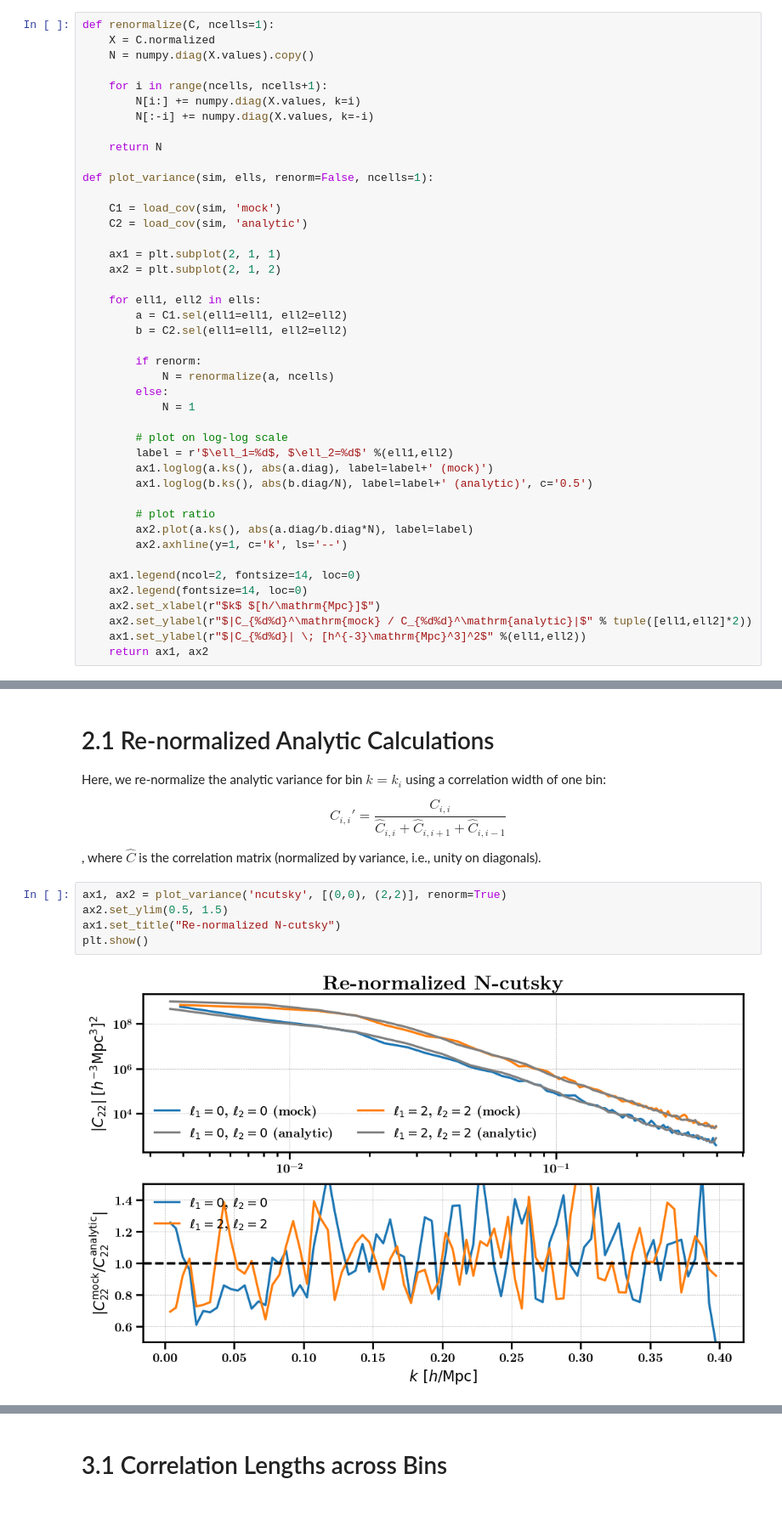
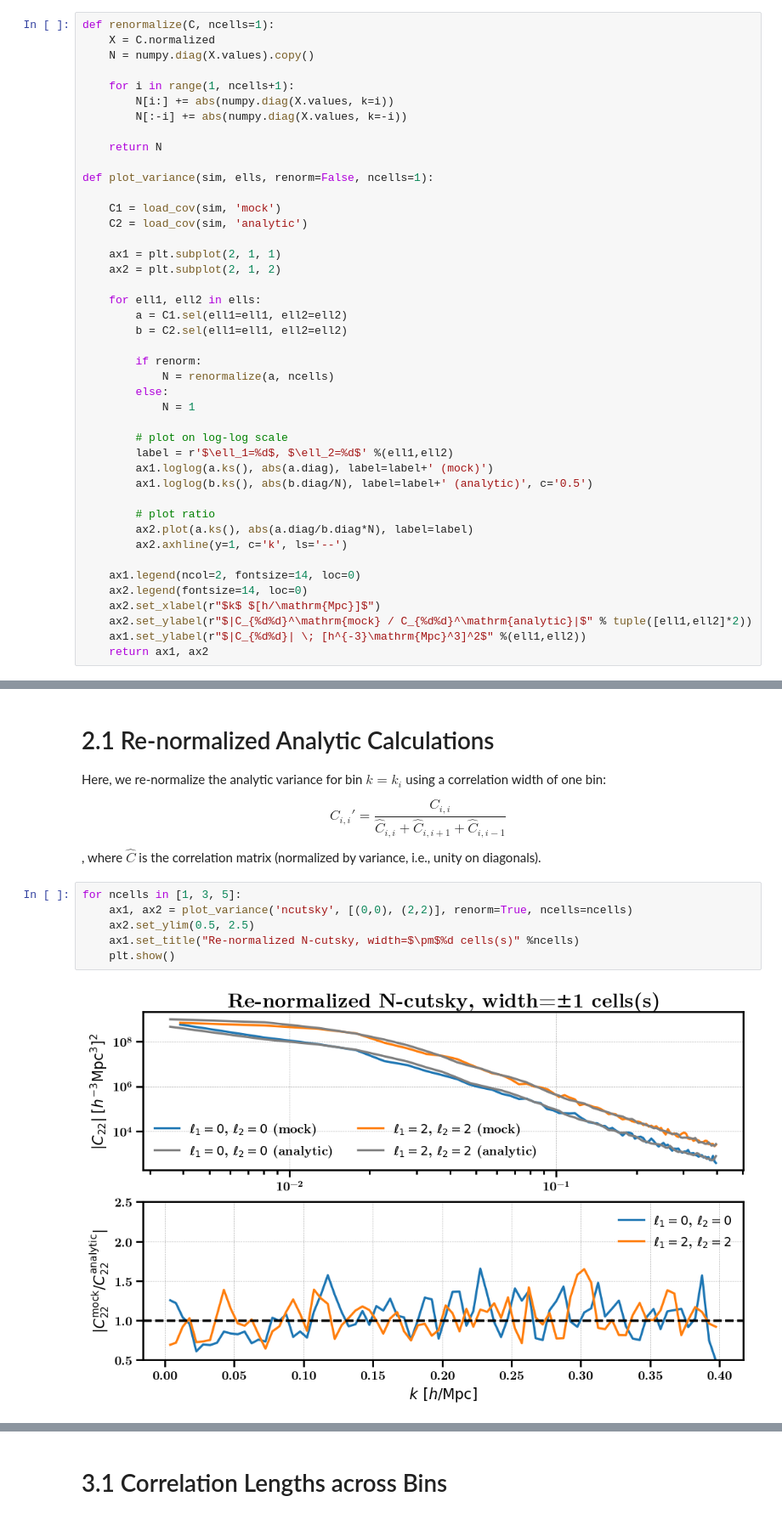
Before and after one commit to minaskar/CutskyCovariance, a Jupyter notebook: notebooks/empirical-vs-analytic.ipynb, the cells around one changed output, grey strips where cells are left out. Shown at 85% size. Cells and saved outputs as stored; diff of their text form.

Commit message:
add 2D plots

```diff
--- a/notebooks/empirical-vs-analytic.ipynb
+++ b/notebooks/empirical-vs-analytic.ipynb
@@ -42,9 +44,9 @@ def renormalize(C, ncells=1):
     X = C.normalized
     N = numpy.diag(X.values).copy()
 
-    for i in range(ncells, ncells+1):
-        N[i:] += numpy.diag(X.values, k=i)
-        N[:-i] += numpy.diag(X.values, k=-i)
+    for i in range(1, ncells+1):
+        N[i:] += abs(numpy.diag(X.values, k=i))
+        N[:-i] += abs(numpy.diag(X.values, k=-i))
 
     return N
 
@@ -137,9 +139,10 @@ C_{i,i}' = \frac{C_{i,i}}{\widehat{C}_{i,i} + \widehat{C}_{i,i+1} + \widehat{C}_
 $$,
 where $\widehat{C}$ is the correlation matrix (normalized by variance, i.e., unity on diagonals).
 # %%
-ax1, ax2 = plot_variance('ncutsky', [(0,0), (2,2)], renorm=True)
-ax2.set_ylim(0.5, 1.5)
-ax1.set_title("Re-normalized N-cutsky")
-plt.show()
+for ncells in [1, 3, 5]:
+    ax1, ax2 = plot_variance('ncutsky', [(0,0), (2,2)], renorm=True, ncells=ncells)
+    ax2.set_ylim(0.5, 2.5)
+    ax1.set_title("Re-normalized N-cutsky, width=$\pm$%d cells(s)" %ncells)
+    plt.show()
 # %% [output]
-[figure, old version]
+[figure, new version]
```
Also changed, not shown: parts of 9 cells of this notebook, 1 other file.
